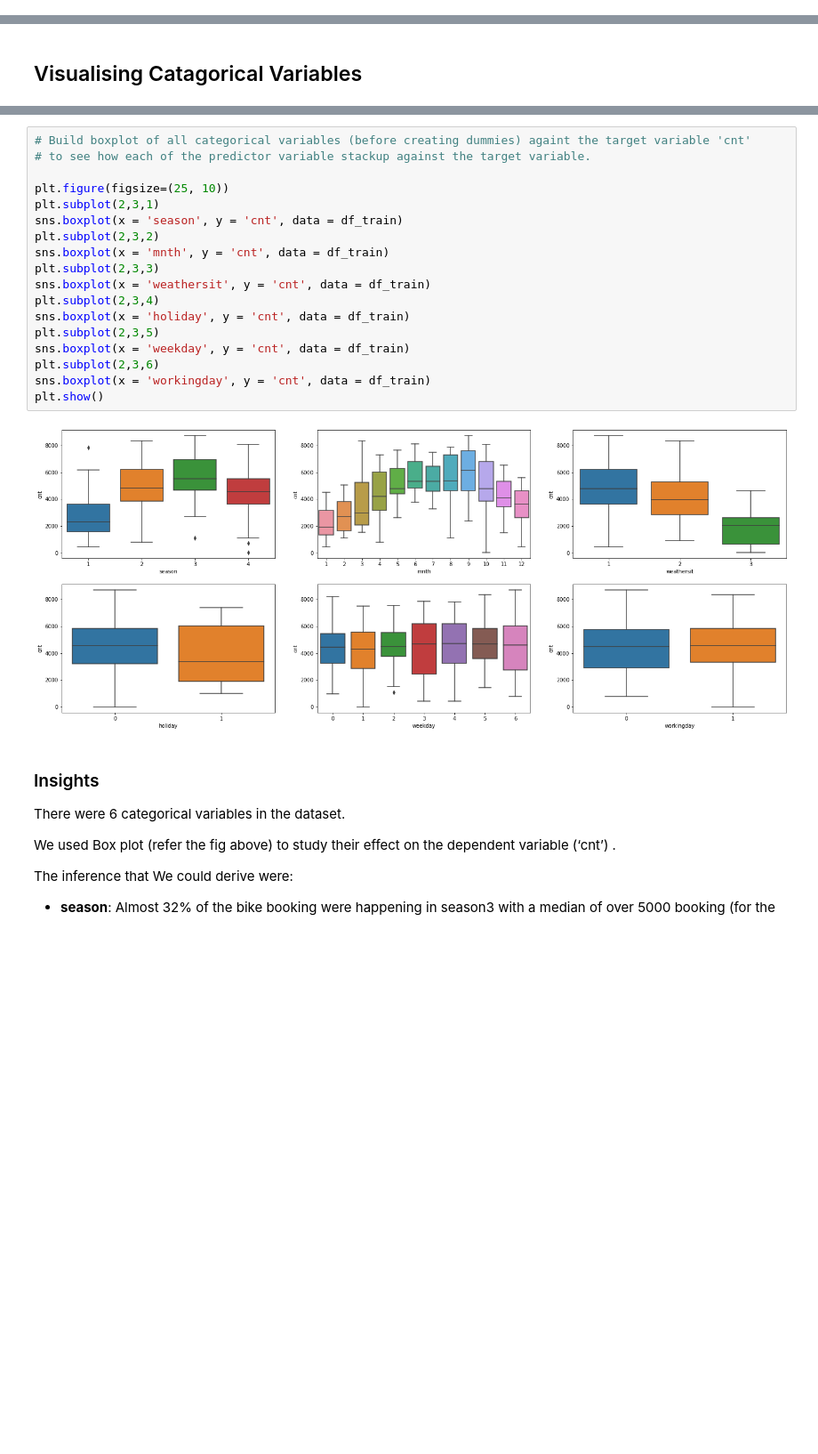
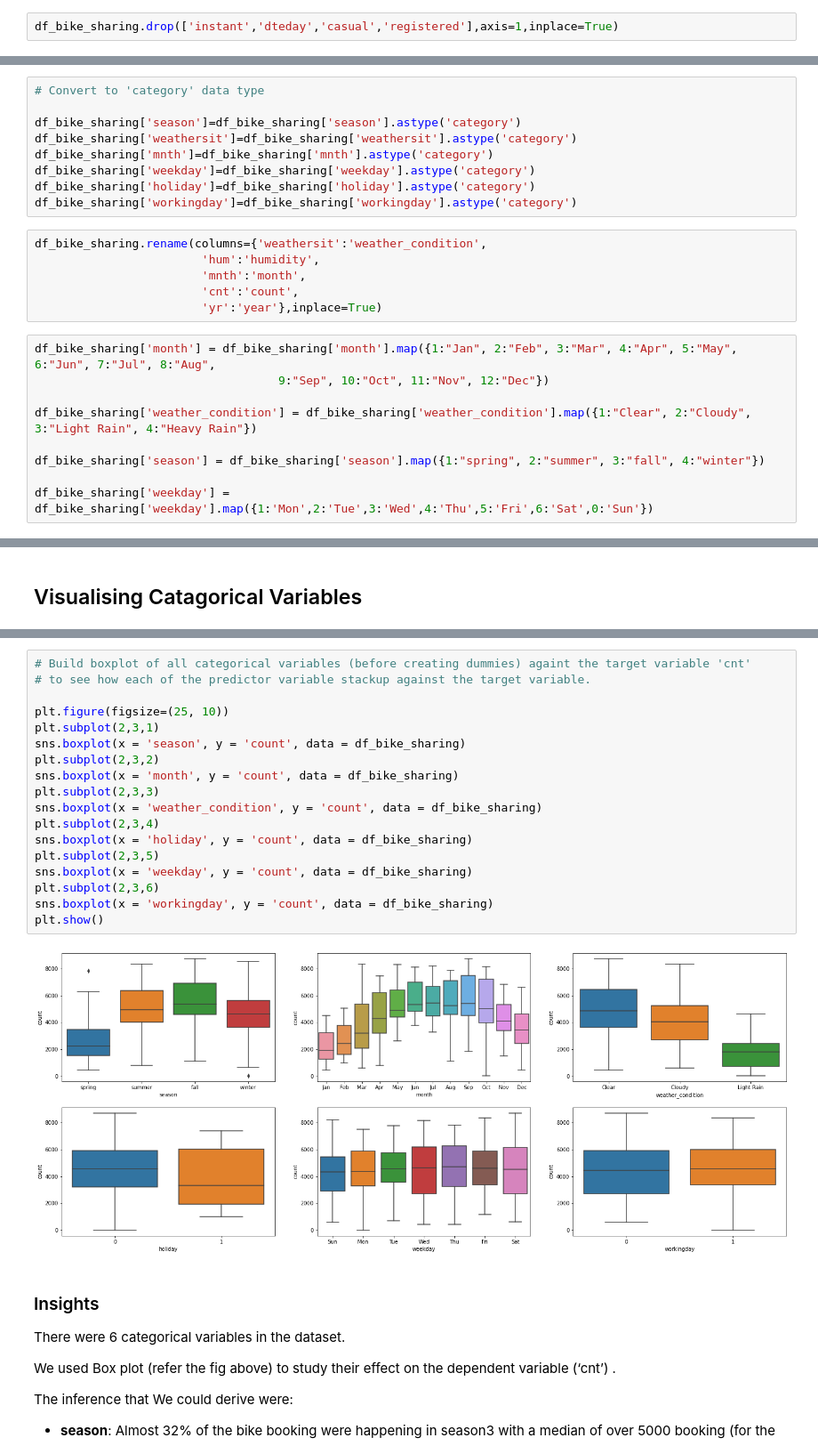
Before and after one commit to CharlieThomasCTG/Bike_sharing_regression, a Jupyter notebook: bike-sharing-multiple-linear-regression.ipynb, the cells around one changed output, grey strips where cells are left out. Shown at 89% size. Cells and saved outputs as stored; diff of their text form; blank space fills up the shorter version.

```diff
--- a/bike-sharing-multiple-linear-regression.ipynb
+++ b/bike-sharing-multiple-linear-regression.ipynb
@@ -166,3 +263,5 @@ Since our objective is to find the total count of bikes and not by specific cate
 More over, we have created a new variable to have the ratio of these customer types.
 
 4.  We will save the new dataframe as bike_new, so that the original dataset is preserved for any future analysis/validation
+# %%
+df_bike_sharing.drop(['instant','dteday','casual','registered'],axis=1,inplace=True)
@@ -304,3 +282,27 @@ Let's make a pairplot of all the numeric variables.
+# %%
+# Convert to 'category' data type
+
+df_bike_sharing['season']=df_bike_sharing['season'].astype('category')
+df_bike_sharing['weathersit']=df_bike_sharing['weathersit'].astype('category')
+df_bike_sharing['mnth']=df_bike_sharing['mnth'].astype('category')
+df_bike_sharing['weekday']=df_bike_sharing['weekday'].astype('category')
+df_bike_sharing['holiday']=df_bike_sharing['holiday'].astype('category')
+df_bike_sharing['workingday']=df_bike_sharing['workingday'].astype('category')
+# %%
+df_bike_sharing.rename(columns={'weathersit':'weather_condition',
+                        'hum':'humidity',
+                        'mnth':'month',
+                        'cnt':'count',
+                        'yr':'year'},inplace=True)
+# %%
+df_bike_sharing['month'] = df_bike_sharing['month'].map({1:"Jan", 2:"Feb", 3:"Mar", 4:"Apr", 5:"May", 6:"Jun", 7:"Jul", 8:"Aug",
+                                   9:"Sep", 10:"Oct", 11:"Nov", 12:"Dec"})
+
+df_bike_sharing['weather_condition'] = df_bike_sharing['weather_condition'].map({1:"Clear", 2:"Cloudy", 3:"Light Rain", 4:"Heavy Rain"})
+
+df_bike_sharing['season'] = df_bike_sharing['season'].map({1:"spring", 2:"summer", 3:"fall", 4:"winter"})
+
+df_bike_sharing['weekday'] = df_bike_sharing['weekday'].map({1:'Mon',2:'Tue',3:'Wed',4:'Thu',5:'Fri',6:'Sat',0:'Sun'})
 # %%
 # Create a new dataframe of only numeric variables:
 
@@ -340,23 +320,23 @@ memory usage: 51.8 KB
 # %%
 # Build boxplot of all categorical variables (before creating dummies) againt the target variable 'cnt'
 # to see how each of the predictor variable stackup against the target variable.
 
 plt.figure(figsize=(25, 10))
 plt.subplot(2,3,1)
-sns.boxplot(x = 'season', y = 'cnt', data = df_train)
+sns.boxplot(x = 'season', y = 'count', data = df_bike_sharing)
 plt.subplot(2,3,2)
-sns.boxplot(x = 'mnth', y = 'cnt', data = df_train)
+sns.boxplot(x = 'month', y = 'count', data = df_bike_sharing)
 plt.subplot(2,3,3)
-sns.boxplot(x = 'weathersit', y = 'cnt', data = df_train)
+sns.boxplot(x = 'weather_condition', y = 'count', data = df_bike_sharing)
 plt.subplot(2,3,4)
-sns.boxplot(x = 'holiday', y = 'cnt', data = df_train)
+sns.boxplot(x = 'holiday', y = 'count', data = df_bike_sharing)
 plt.subplot(2,3,5)
-sns.boxplot(x = 'weekday', y = 'cnt', data = df_train)
+sns.boxplot(x = 'weekday', y = 'count', data = df_bike_sharing)
 plt.subplot(2,3,6)
-sns.boxplot(x = 'workingday', y = 'cnt', data = df_train)
+sns.boxplot(x = 'workingday', y = 'count', data = df_bike_sharing)
 plt.show()
 # %% [output]
-[figure, old version]
+[figure, new version]
 # %% [markdown]
 ### Insights
 There were 6 categorical variables in the dataset.
```
Also changed, not shown: parts of 126 cells of this notebook.
